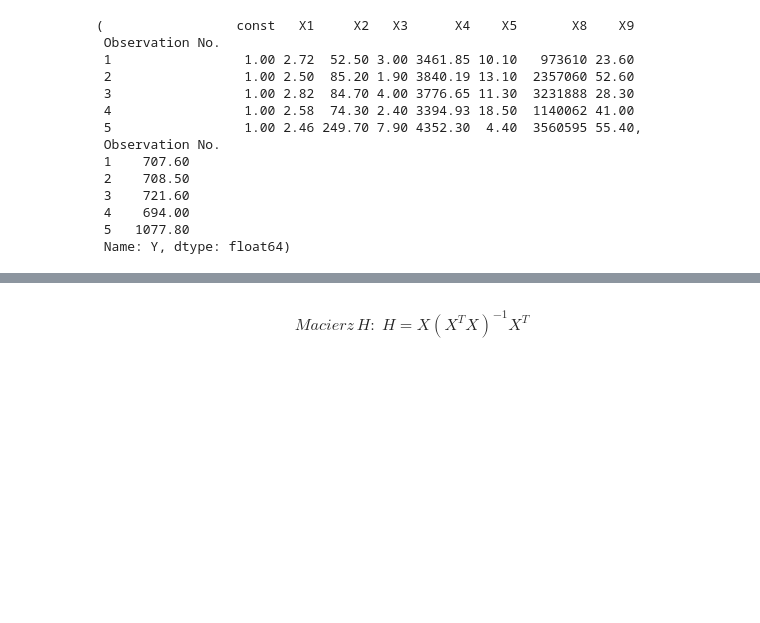
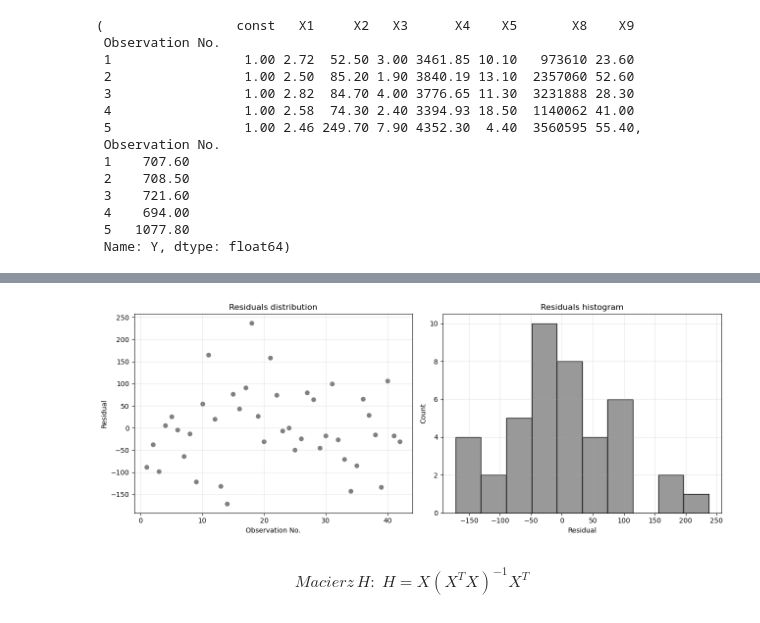
Before and after one commit to Radoslaw-Polak/project_econometry, a Jupyter notebook: projekt.ipynb, the cells around one changed output, grey strips where cells are left out. Saved outputs shown, nothing was run; the diff lists cells and outputs as text; code cells hidden in the pictures; blank space fills up the shorter version.

```diff
--- a/projekt.ipynb
+++ b/projekt.ipynb
@@ -259,6 +288,36 @@ Notes:
 [1] Standard Errors assume that the covariance matrix of the errors is correctly specified.
 [2] The condition number is large, 3.06e+08. This might indicate that there are
 strong multicollinearity or other numerical problems.
+# %%
+def residuals_visualization(ols_model):
+    resid = ols_model.resid
+    plt.figure(figsize=(13, 5))
+
+    plt.subplot(1, 2, 1)
+    plt.scatter(x=range( 1, len(resid) + 1 ),
+                y=resid,
+                color='gray')
+    plt.xlabel('Observation No.')
+    plt.ylabel('Residual')
+    plt.title('Residuals distribution')
+    plt.grid(alpha=0.3)
+
+    plt.subplot(1, 2, 2)
+    sns.histplot(data=resid,
+                 edgecolor='black',
+                 alpha=0.8,
+                 color='gray',
+                 bins=10)
+    plt.xlabel('Residual')
+    plt.title('Residuals histogram')
+    plt.grid(alpha=0.3)
+
+    plt.tight_layout()
+    plt.show()
+
+residuals_visualization(ols_model=ols_regressor)
+# %% [output]
+[figure, added]
 # %% [markdown]
 $$
 Macierz \, H: \; H = X\left( X^{T}X \right)^{-1}X^{T}
```
Also changed, not shown: parts of 41 cells of this notebook, 1 other file.
